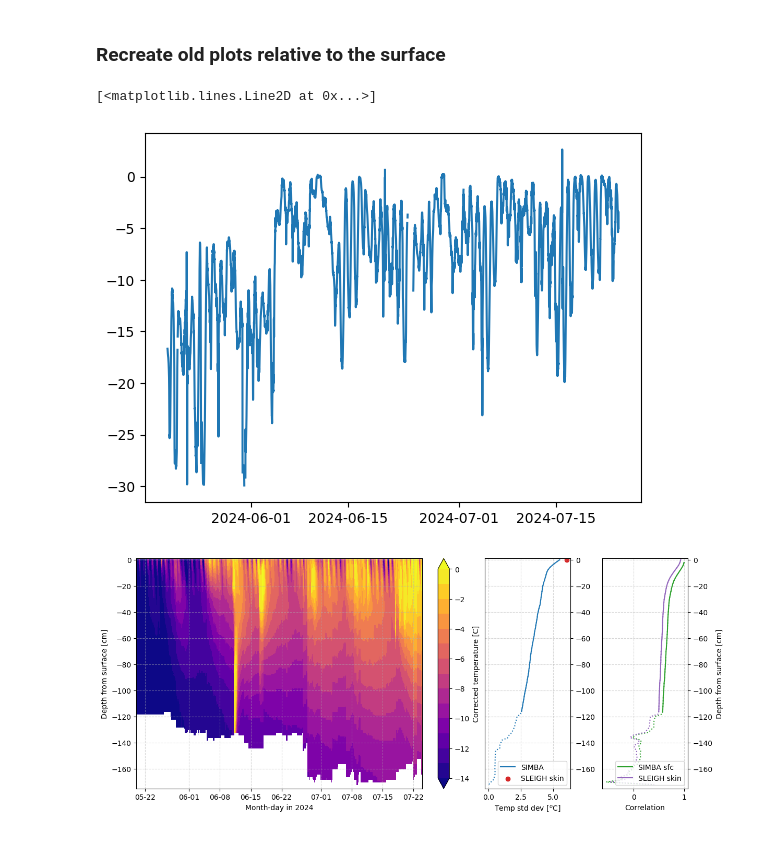
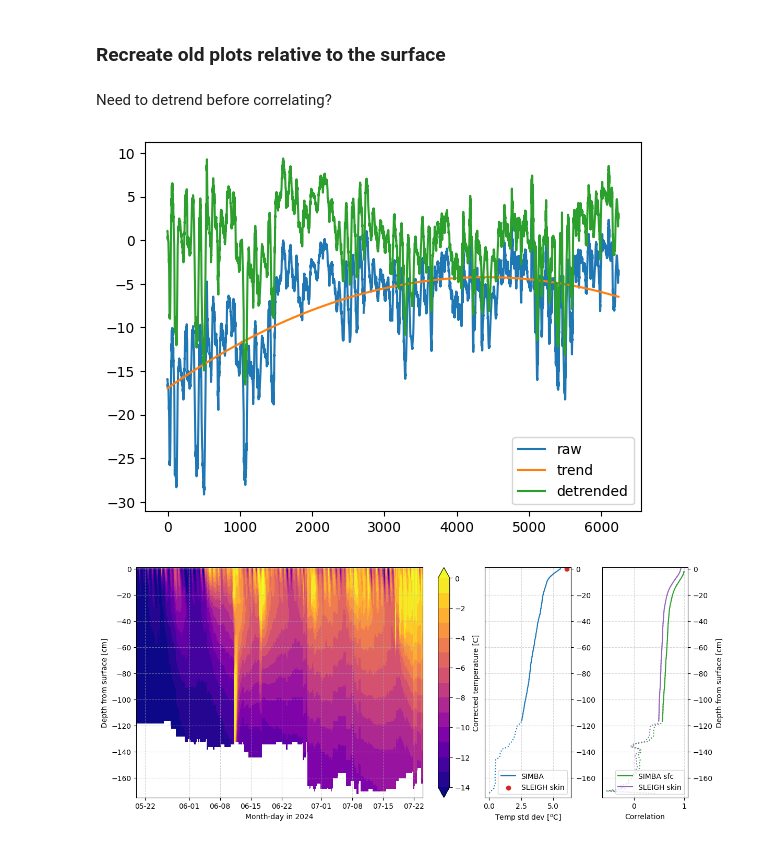
Before and after one commit to sledd/ICECAPS_raven, a Jupyter notebook: raven_subsurface_analysis_v4.2.ipynb, the cells around one changed output. Saved outputs shown, nothing was run; the diff lists cells and outputs as text; code cells hidden in the pictures.

```diff
--- a/raven_subsurface_analysis_v4.2.ipynb
+++ b/raven_subsurface_analysis_v4.2.ipynb
@@ -294,11 +306,52 @@ sleigh_seconds = datetimes_to_seconds(sleigh_dates)
 
 skinT_sfc_timesteps = interpolate_and_mask(skin_temp, sleigh_seconds, simba_seconds)-273.15
 skinT_sfc_timesteps = np.ma.masked_outside(skinT_sfc_timesteps, -30, 5)
-# %%
-plt.plot(simba_dates, skinT_sfc_timesteps)
-# %% [output]
-[<matplotlib.lines.Line2D at 0x...>]
-[figure, removed]
+# %% [markdown]
+Need to detrend before correlating?
+# %%
+
+
+
+# ## inefficent detrending because there are nans
+
+x = np.arange(temps_rel_sfc.shape[0])
+
+slopes_with_depth = []
+
+for i in range(temps_rel_sfc.shape[1]):
+    y = temps_rel_sfc[:,i]
+
+    try:
+        coeff = np.ma.polyfit(x, y, 2)
+    except:
+        detrend_temps = np.ma.concatenate( (detrend_temps, np.full(x.shape, np.nan)[:, np.newaxis]), axis=1 )
+        slopes_with_depth.append(np.nan)
+        continue
+    # no need to use the original x values here just for visualizing the polynomial
+    x_poly = np.linspace(x.min(), x.max())
+    y_poly = np.polyval(coeff, x_poly)
+
+    # we need the original x values here, so we can remove the trend from all points
+    trend = np.polyval(coeff, x)
+    t_detrend = y - trend
+    # note that simply subtracting the trend might not be enough for other data sets
+    slopes_with_depth.append(coeff[0])
+
+    if i==0:
+        detrend_temps = t_detrend[:, np.newaxis]
+        ## check detrending
+        plt.plot(x, y, label='raw')
+        plt.plot(x, trend, label='trend')
+        plt.plot(x, t_detrend, label='detrended')
+        plt.legend(loc='best')
+        plt.show()
+
+    else:
+        detrend_temps = np.ma.concatenate( (detrend_temps, t_detrend[:, np.newaxis]), axis=1 )
+
+detrend_temps = np.ma.masked_invalid(detrend_temps)
+# %% [output]
+[figure, added]
 # %%
 temp_corrs = np.ma.corrcoef(temps_rel_sfc[:,0], temps_rel_sfc[:,1:].T)[0][1:]
 temp_corrs_skin = np.ma.corrcoef(skinT_sfc_timesteps, temps_rel_sfc[:,:].T)[0][1:]
```
Also changed, not shown: parts of 17 cells of this notebook.
